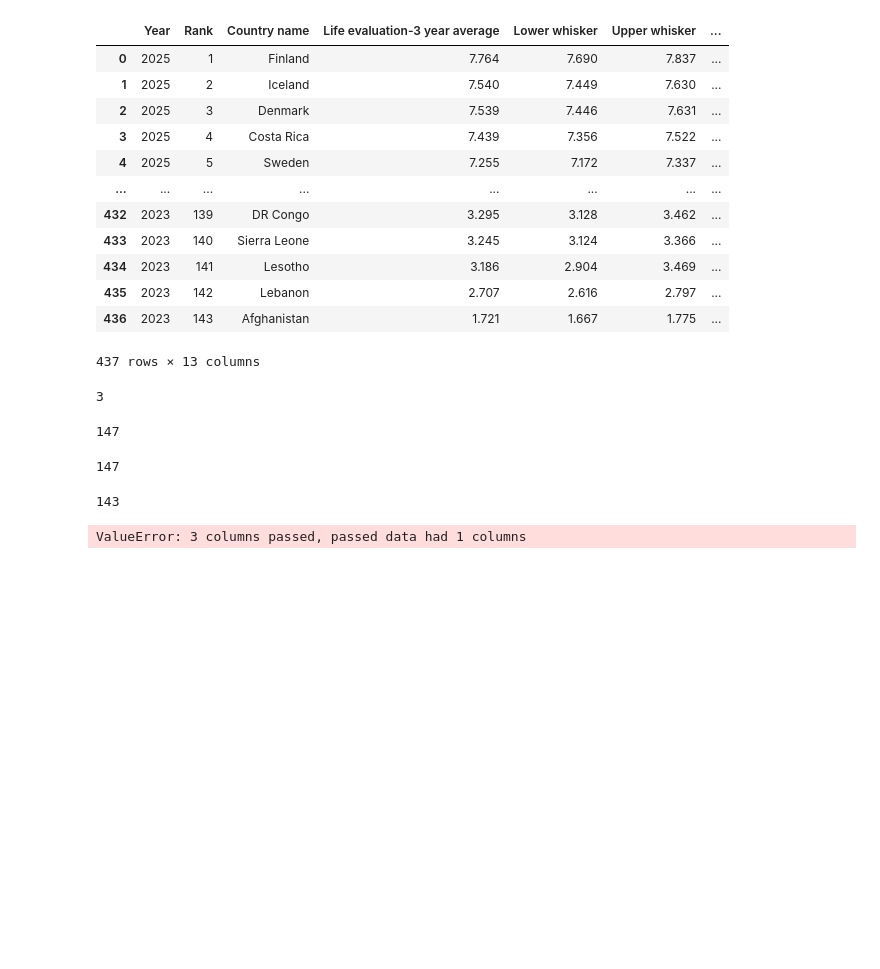
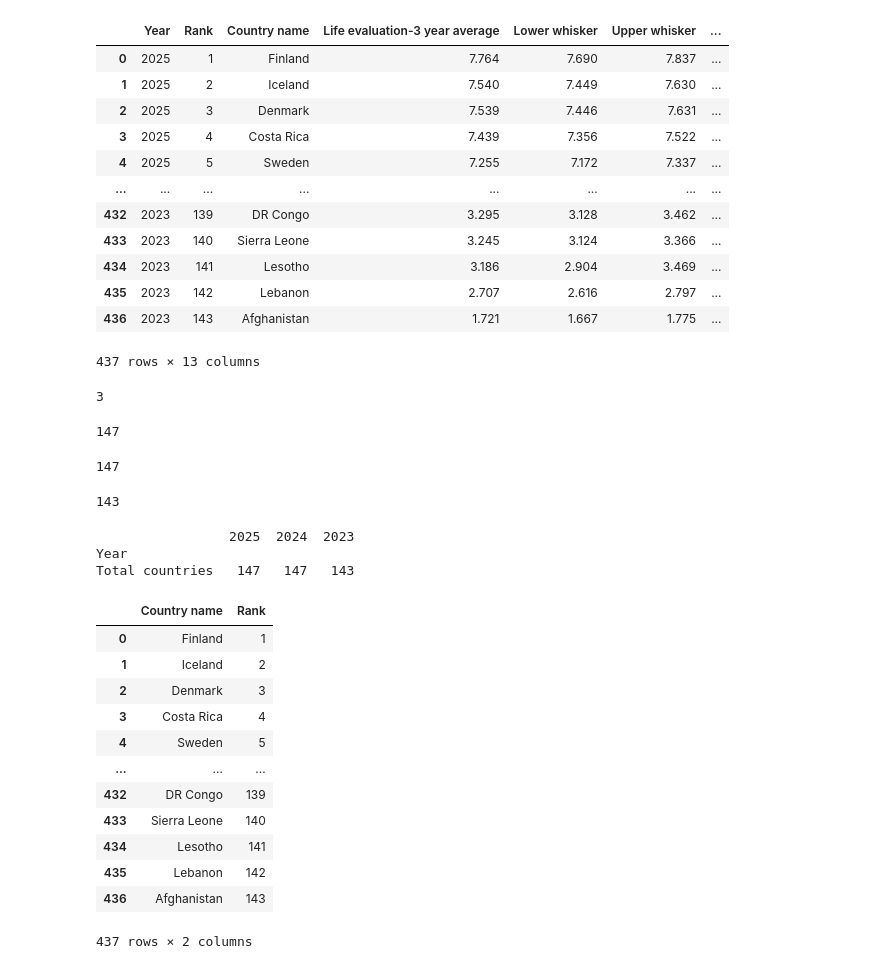
Before and after one commit to KalaivananKannan/CodewithKalai, a Jupyter notebook: happiness.ipynb, the cells around one changed output. Saved outputs shown, nothing was run; the diff lists cells and outputs as text; code cells hidden in the pictures; blank space fills up the shorter version.

```diff
--- a/happiness.ipynb
+++ b/happiness.ipynb
@@ -34,8 +35,27 @@ len(df[df['Year']==2023])
 # %% [output]
 143
 # %%
-Tot_con=[[len(df[df['Year']==2025]) & (df[df['Year']==2024]) & (df[df['Year']==2023])]]
-k=pd.DataFrame(Tot_con, columns=["2025","2024","2023"])
+Tot_con=[[len(df[df['Year']==2025]), len(df[df['Year']==2024]), len(df[df['Year']==2023])]]
+k=pd.DataFrame(Tot_con, columns=["2025","2024","2023"], index=["Total countries"])
+k.index.name="Year"
 print(k)
 # %% [output]
-ValueError: 3 columns passed, passed data had 1 columns
+                 2025  2024  2023
+Year
+Total countries   147   147   143
+# %%
+df.filter(items=['Country name', 'Rank'])
+# %% [output]
+|  | Country name | Rank |
+| 0 | Finland | 1 |
+| 1 | Iceland | 2 |
+| 2 | Denmark | 3 |
+| 3 | Costa Rica | 4 |
+| 4 | Sweden | 5 |
+| ... | ... | ... |
+| 432 | DR Congo | 139 |
+| 433 | Sierra Leone | 140 |
+| 434 | Lesotho | 141 |
+| 435 | Lebanon | 142 |
+| 436 | Afghanistan | 143 |
+437 rows × 2 columns
```
Also changed, not shown: parts of 19 cells of this notebook.
